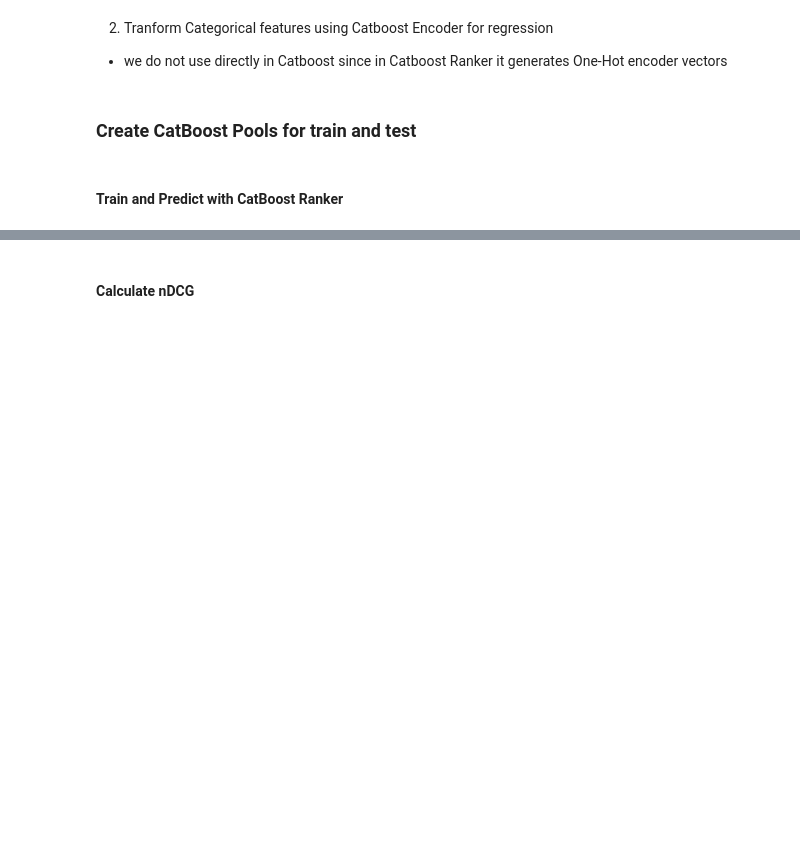
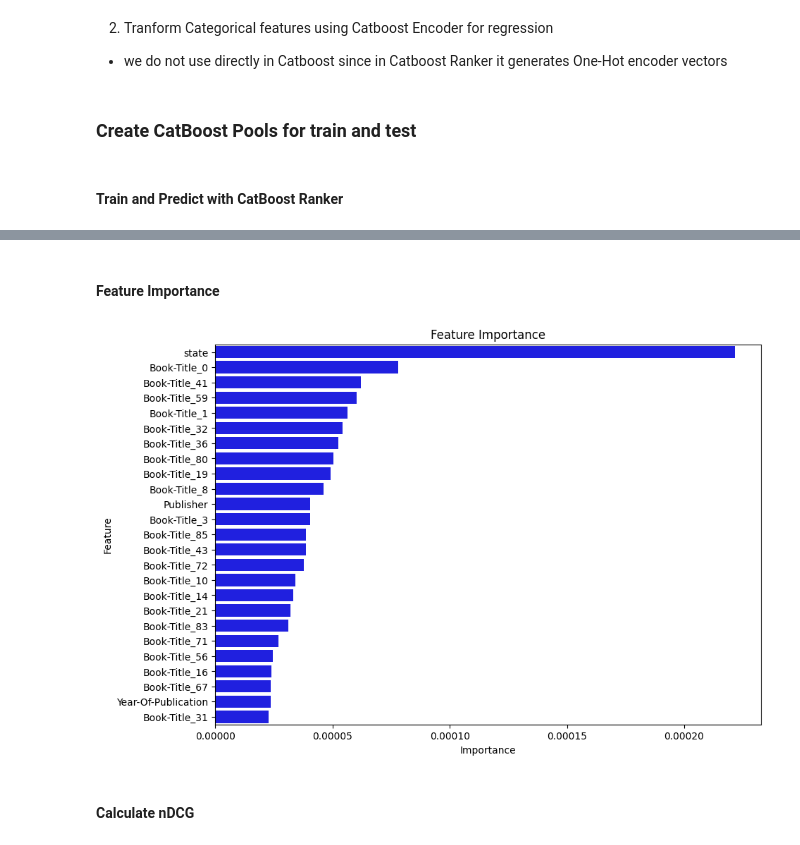
Before and after one commit to rjguedes8/catboost_ranker, a Jupyter notebook: catboost_ranker.ipynb, the cells around one changed output, grey strips where cells are left out. Drawn from its saved outputs; the diff is of its cells as text; code cells hidden in the pictures; blank space fills up the shorter version.

Commit message:
feature importance

```diff
--- a/catboost_ranker.ipynb
+++ b/catboost_ranker.ipynb
@@ -208,3 +210,32 @@ Shrink model to first 137 iterations.
+# %% [markdown]
+#### Feature Importance
+# %%
+feature_importance = model.get_feature_importance(data=train_pool, verbose=0)
+feature_importance_df = (
+        pd.DataFrame(
+            feature_importance,
+            index=FEATURES,
+            columns=["Importance"],
+        )
+        .sort_values(by="Importance", ascending=False)
+        .reset_index()
+    )
+
+# Set the figure size
+plt.figure(figsize=(10, 7))
+
+# plot a bar chart
+sns.barplot(
+    x="Importance",
+    y="index",
+    data=feature_importance_df.iloc[:25, :],
+    color="blue",
+)
+plt.title("Feature Importance")
+plt.ylabel("Feature")
+plt.show()
+# %% [output]
+[figure, added]
 # %% [markdown]
 #### Calculate nDCG
 # %%
```
Also changed, not shown: parts of 2 cells of this notebook.
